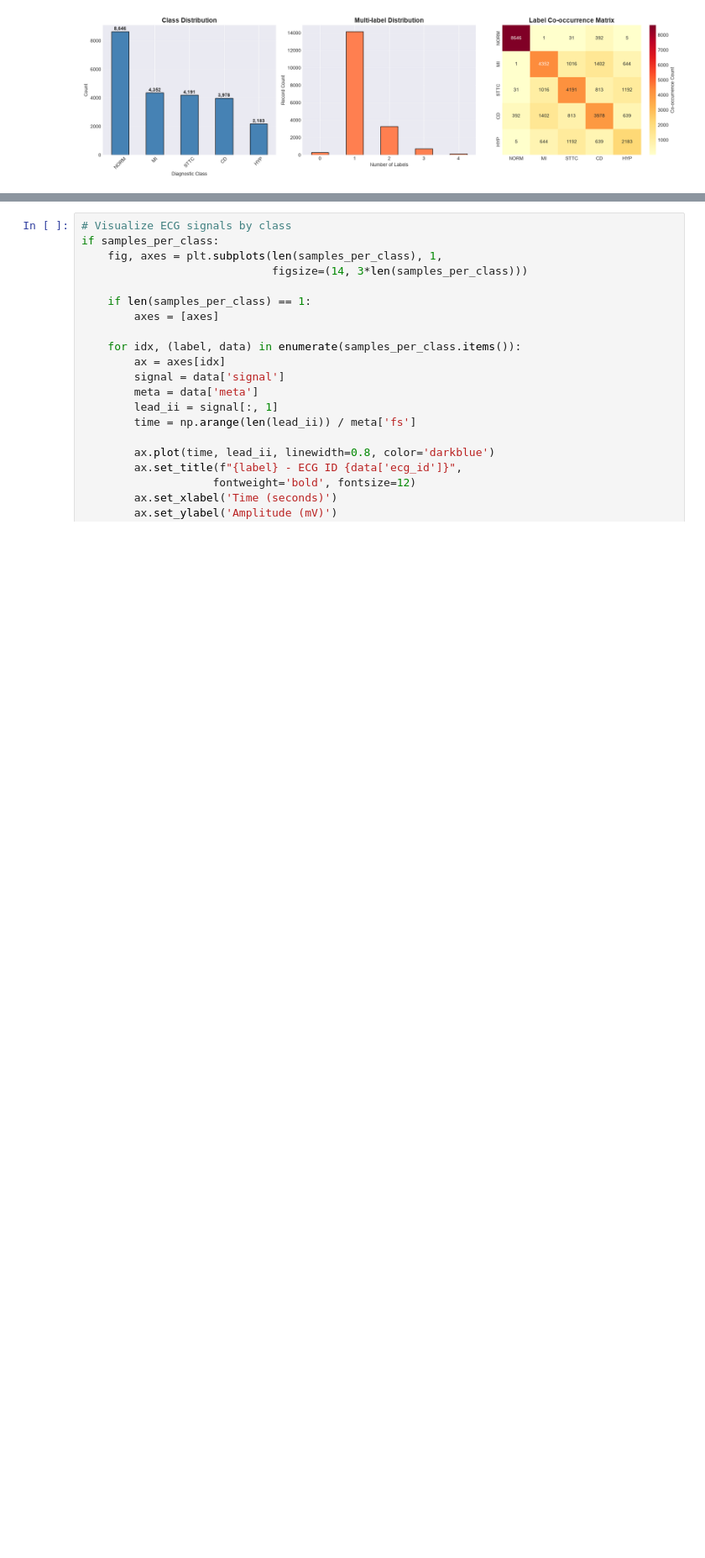
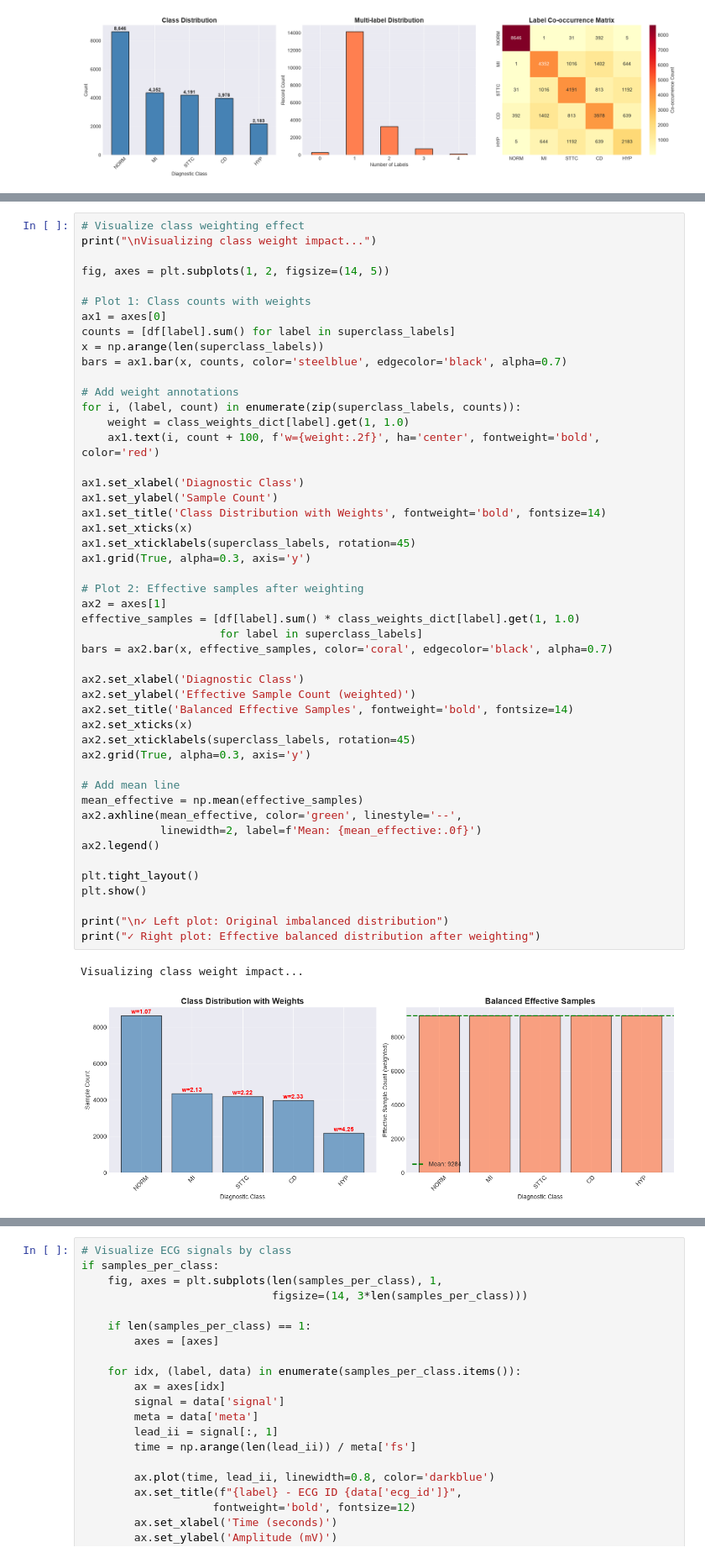
Before and after one commit to abhairwal-usd/intro_ai_ml_aai501, a Jupyter notebook: 01_Data_Prepare_EDA/01_data_exploration.ipynb, the cells around one changed output, grey strips where cells are left out. Shown at 84% size. Drawn from its saved outputs; the diff is of its cells as text; blank space fills up the shorter version.

```diff
--- a/01_Data_Prepare_EDA/01_data_exploration.ipynb
+++ b/01_Data_Prepare_EDA/01_data_exploration.ipynb
@@ -993,0 +1521,51 @@ if existing_labels:
+# %%
+# Visualize class weighting effect
+print("\nVisualizing class weight impact...")
+
+fig, axes = plt.subplots(1, 2, figsize=(14, 5))
+
+# Plot 1: Class counts with weights
+ax1 = axes[0]
+counts = [df[label].sum() for label in superclass_labels]
+x = np.arange(len(superclass_labels))
+bars = ax1.bar(x, counts, color='steelblue', edgecolor='black', alpha=0.7)
+
+# Add weight annotations
+for i, (label, count) in enumerate(zip(superclass_labels, counts)):
+    weight = class_weights_dict[label].get(1, 1.0)
+    ax1.text(i, count + 100, f'w={weight:.2f}', ha='center', fontweight='bold', color='red')
+
+ax1.set_xlabel('Diagnostic Class')
+ax1.set_ylabel('Sample Count')
+ax1.set_title('Class Distribution with Weights', fontweight='bold', fontsize=14)
+ax1.set_xticks(x)
+ax1.set_xticklabels(superclass_labels, rotation=45)
+ax1.grid(True, alpha=0.3, axis='y')
+
+# Plot 2: Effective samples after weighting
+ax2 = axes[1]
+effective_samples = [df[label].sum() * class_weights_dict[label].get(1, 1.0)
+                     for label in superclass_labels]
+bars = ax2.bar(x, effective_samples, color='coral', edgecolor='black', alpha=0.7)
+
+ax2.set_xlabel('Diagnostic Class')
+ax2.set_ylabel('Effective Sample Count (weighted)')
+ax2.set_title('Balanced Effective Samples', fontweight='bold', fontsize=14)
+ax2.set_xticks(x)
+ax2.set_xticklabels(superclass_labels, rotation=45)
+ax2.grid(True, alpha=0.3, axis='y')
+
+# Add mean line
+mean_effective = np.mean(effective_samples)
+ax2.axhline(mean_effective, color='green', linestyle='--',
+            linewidth=2, label=f'Mean: {mean_effective:.0f}')
+ax2.legend()
+
+plt.tight_layout()
+plt.show()
+
+print("\n✓ Left plot: Original imbalanced distribution")
+print("✓ Right plot: Effective balanced distribution after weighting")
+# %% [output]
+Visualizing class weight impact...
+[figure, added]
```
Also changed, not shown: parts of 20 cells of this notebook, 3 other files.
